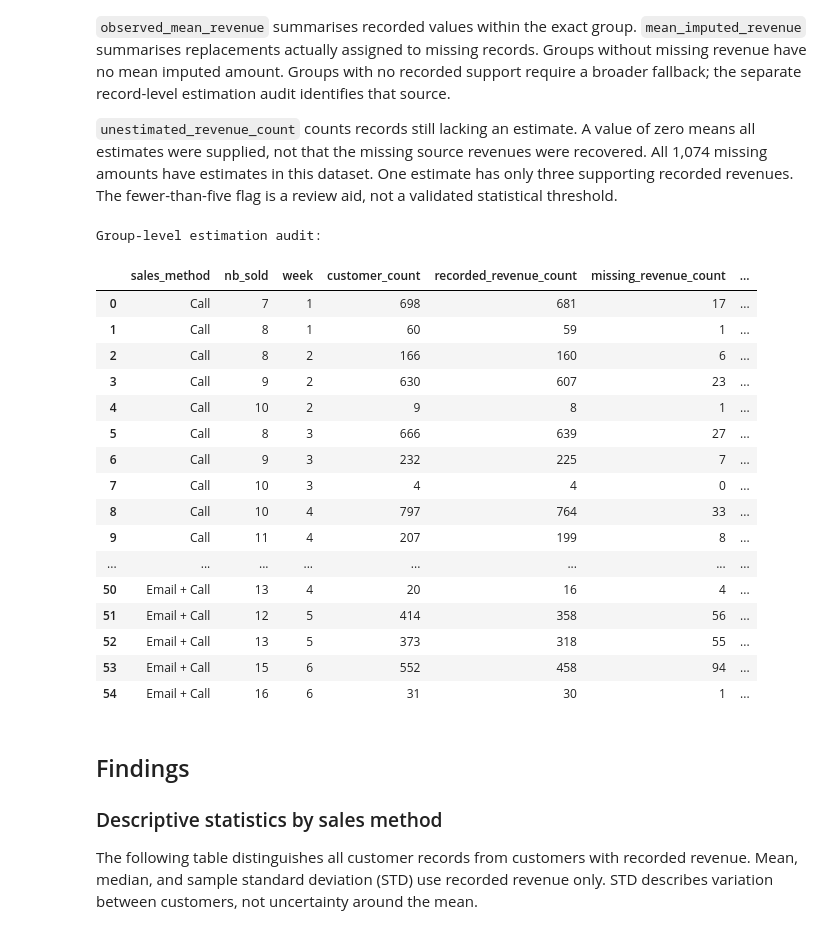
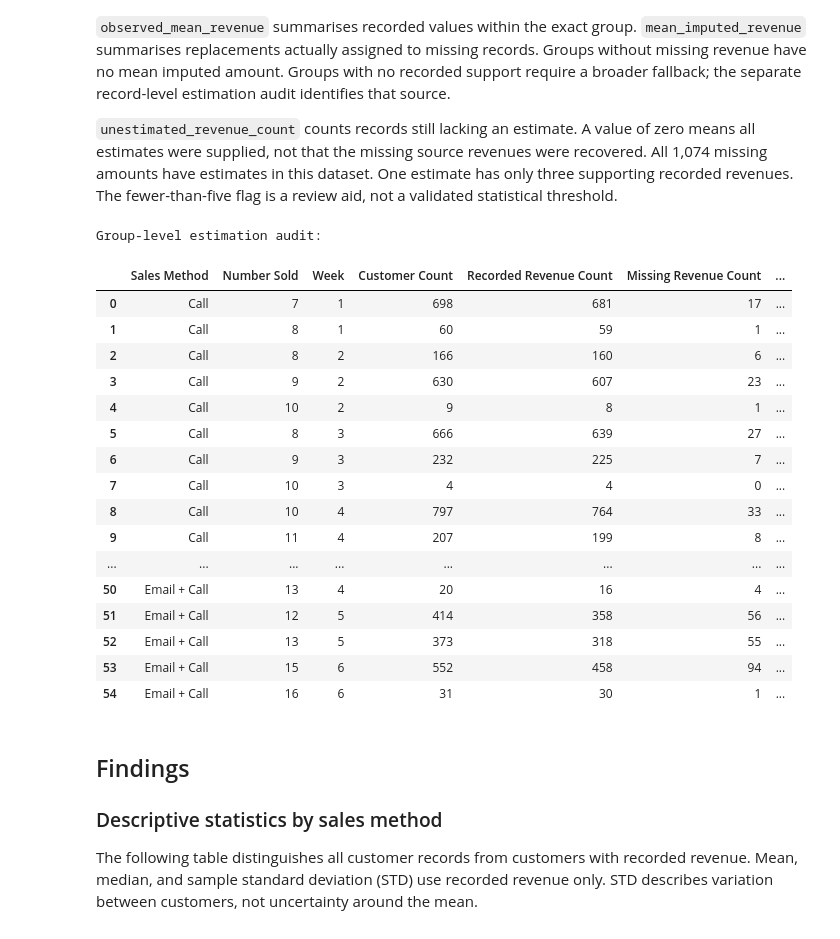
Before and after one commit to David-Golacis/Product-Sales-Analysis, a Jupyter notebook: 2 Notebook/Notebook 1.ipynb, the cells around one changed output. Drawn from its saved outputs; the diff is of its cells as text; code cells hidden in the pictures.

```diff
--- a/2 Notebook/Notebook 1.ipynb
+++ b/2 Notebook/Notebook 1.ipynb
@@ -140,7 +180,8 @@ if sales_data.columns.duplicated().any():
 		f"Duplicate column names found: {duplicate_column_names}"
 	)
 
-# Confirm all expected columns are present and raise error if any unexpected columns are found.
+# Confirm all expected columns are present and raise error if any unexpected
+# columns are found.
 expected_columns = {
 	"week",
 	"sales_method",
@@ -266,12 +307,7 @@ print("\nNon-integer counts for whole-number columns:")
 display(fractional_values.sum().rename("Non-Integer Count").to_frame())
 
 # Flag values outside documented or logically valid bounds.
-# Tenure is measured as of 2024, with records beginning in 1984.
-dataset_reference_year = 2024
-company_founding_year = 1984
-maximum_customer_tenure = (
-	dataset_reference_year - company_founding_year
-)
+# Apply the shared tenure bound; its reference year is an assumption.
 
 invalid_numeric_values = pd.DataFrame(
 	{
@@ -307,7 +343,6 @@ print("\nRows with numeric issues:")
 display(sales_data.loc[numeric_issue_rows])
 
 # Inspect labels before applying any spelling corrections.
-expected_sales_methods = {"Email", "Call", "Email + Call"}
 print("\nSales-method label counts:")
 display(
 	sales_data["sales_method"]
@@ -350,7 +385,7 @@ print(
 # Compare missingness using temporary standardised method labels.
 validation_data = sales_data.assign(
 	validated_sales_method=sales_data["sales_method"].replace(
-		{"email": "Email", "em + call": "Email + Call"}
+		sales_method_corrections
 	),
 	revenue_missing=sales_data["revenue"].isna(),
 )
@@ -782,15 +1030,15 @@ The following table records the observed support for each sales-method, quantity
 # Summarise the evidence supporting each method–quantity–week estimate.
 estimation_group_columns = ["sales_method", "nb_sold", "week"]
 
-estimation_audit_data = sales_data.assign(
-	revenue_missing=sales_data["revenue"].isna(),
+analytical_sales_data = sales_data.assign(
+	revenue_missing=missing_revenue,
 	imputed_revenue=sales_data["estimated_revenue"].where(
-		sales_data["revenue"].isna(),
+		missing_revenue,
 		0,
 	),
 )
 
-group_level_estimation_audit = estimation_audit_data.groupby(
+group_level_estimation_audit = analytical_sales_data.groupby(
 	estimation_group_columns,
 	observed=True,
 ).agg(
@@ -804,9 +1052,9 @@ group_level_estimation_audit = estimation_audit_data.groupby(
 
 # Report whether every missing amount in each group received an estimate.
 completed_estimate_counts = (
-	estimation_audit_data.loc[
-		estimation_audit_data["revenue_missing"]
-		& estimation_audit_data["estimated_revenue"].notna()
+	analytical_sales_data.loc[
+		analytical_sales_data["revenue_missing"]
+		& analytical_sales_data["estimated_revenue"].notna()
 	]
 	.groupby(estimation_group_columns, observed=True)
 	.size()
@@ -841,40 +1089,59 @@ group_level_estimation_audit["small_support_group"] = (
 	& group_level_estimation_audit["recorded_revenue_count"].between(1, 4)
 )
 
-# Calculate the actual mean assigned to missing records, including any fallbacks.
+# Calculate the actual mean assigned to missing records, including any
+# fallbacks.
 group_level_estimation_audit["mean_imputed_revenue"] = (
 	group_level_estimation_audit["imputed_revenue_total"]
 	/ group_level_estimation_audit["completed_estimate_count"].replace(
 		0,
 		np.nan,
 	)
 )
 
 # Reconcile the group counts with the original missing-revenue count.
 if group_level_estimation_audit["missing_revenue_count"].sum() != (
 	sales_data["revenue"].isna().sum()
 ):
 	raise ValueError("Group-level missing-revenue counts do not reconcile.")
 
 # Reconcile both the number and value of estimates before export.
 if group_level_estimation_audit["unestimated_revenue_count"].sum() != 0:
 	raise ValueError("Some missing revenues still lack an estimate.")
 if not np.isclose(
 	group_level_estimation_audit["imputed_revenue_total"].sum(),
 	sales_data.loc[sales_data["revenue"].isna(), "estimated_revenue"].sum(),
+	rtol=0, atol=revenue_reconciliation_tolerance,
 ):
 	raise ValueError("Group-level imputed totals do not reconcile.")
 
 group_level_estimation_audit = group_level_estimation_audit.sort_values(
 	["sales_method", "week", "nb_sold"]
 ).reset_index(drop=True)
-pd.DataFrame.to_csv(group_level_estimation_audit, f"{tables_path}/Table 04 Group-Level Estimation Audit.csv", index=False)
+group_level_estimation_audit.to_csv(
+	f"{tables_path}/Table 04 Group-Level Estimation Audit.csv", index=False
+)
 
 print("Group-level estimation audit:")
-display(group_level_estimation_audit.round(3))
+display(group_level_estimation_audit.round(3).rename(columns={
+	"customer_count": "Customer Count",
+	"recorded_revenue_count": "Recorded Revenue Count",
+	"missing_revenue_count": "Missing Revenue Count",
+	"observed_mean_revenue": "Observed Mean Revenue",
+	"observed_revenue_std": "Observed Revenue Std",
+	"imputed_revenue_total": "Imputed Revenue Total",
+	"completed_estimate_count": "Completed Estimate Count",
+	"unestimated_revenue_count": "Unestimated Revenue Count",
+	"requires_fallback": "Requires Fallback",
+	"small_support_group": "Small Support Group",
+	"mean_imputed_revenue": "Mean Imputed Revenue",
+	"sales_method": "Sales Method",
+	"nb_sold": "Number Sold",
+	"week": "Week"
+}))
 # %% [output]
 Group-level estimation audit:
-|  | sales_method | nb_sold | week | customer_count | recorded_revenue_count | missing_revenue_count | ... |
+|  | Sales Method | Number Sold | Week | Customer Count | Recorded Revenue Count | Missing Revenue Count | ... |
 | 0 | Call | 7 | 1 | 698 | 681 | 17 | ... |
 | 1 | Call | 8 | 1 | 60 | 59 | 1 | ... |
 | 2 | Call | 8 | 2 | 166 | 160 | 6 | ... |
```
Also changed, not shown: parts of 45 cells of this notebook, 16 other files.
